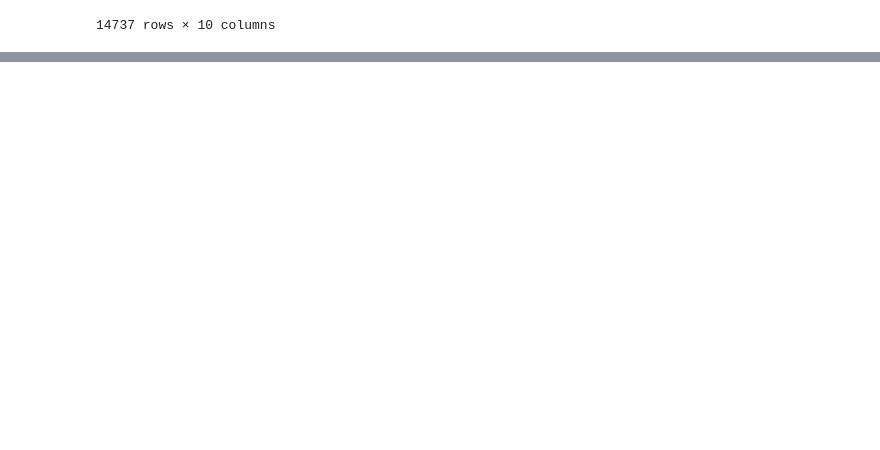
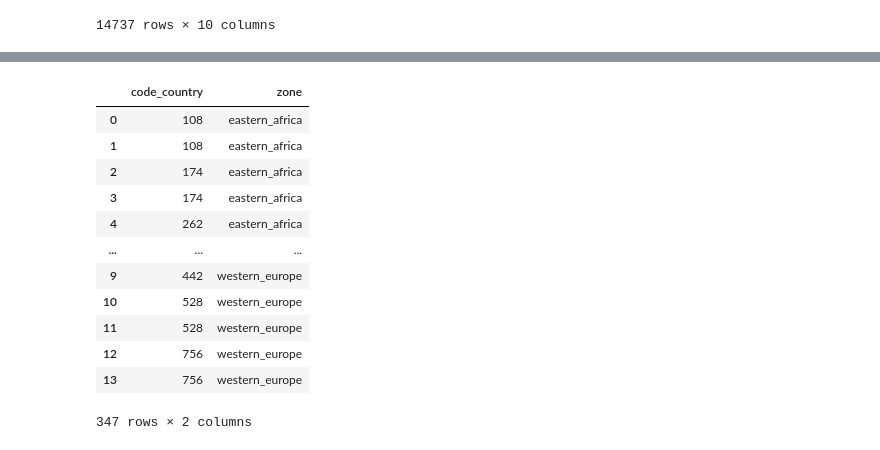
Before and after one commit to faridig/FAO_STAT, a Jupyter notebook: main.ipynb, the cells around one changed output, grey strips where cells are left out. Drawn from its saved outputs; the diff is of its cells as text; code cells hidden in the pictures; blank space fills up the shorter version.

Commit message:
ajout des regions

```diff
--- a/main.ipynb
+++ b/main.ipynb
@@ -354,0 +419,32 @@ df_wide[df_wide['year'] == 2018]
+# %%
+regions = ['eastern_africa','middle_africa','northren_africa','southern_africa','western_africa','caribbean','central_america','northern_america','south_america','central_asia','eastern_asia','south_eastern_asia','western_asia','autralia_new_zealand','melanesia','micronesia','polynesia','eastern_europe','northern_europe','southern_europe','western_europe']
+
+def transform_data(filename=None):
+    df = pd.read_csv('regions/'+filename+'.csv', usecols=["Area Code (M49)"])
+    df['zone'] = filename
+    return df
+# %%
+def aggregate_df(list_filename = regions):
+    list_df= []
+    for zone in regions:
+        temp = transform_data(zone)
+        list_df.append(temp)
+    df = pd.concat(list_df)
+    df.columns = ['code_country', 'zone']
+    return df
+# %%
+aggregate_df(regions)
+# %% [output]
+|  | code_country | zone |
+| 0 | 108 | eastern_africa |
+| 1 | 108 | eastern_africa |
+| 2 | 174 | eastern_africa |
+| 3 | 174 | eastern_africa |
+| 4 | 262 | eastern_africa |
+| ... | ... | ... |
+| 9 | 442 | western_europe |
+| 10 | 528 | western_europe |
+| 11 | 528 | western_europe |
+| 12 | 756 | western_europe |
+| 13 | 756 | western_europe |
+347 rows × 2 columns
```
Also changed, not shown: parts of 2 cells of this notebook, 22 other files.
